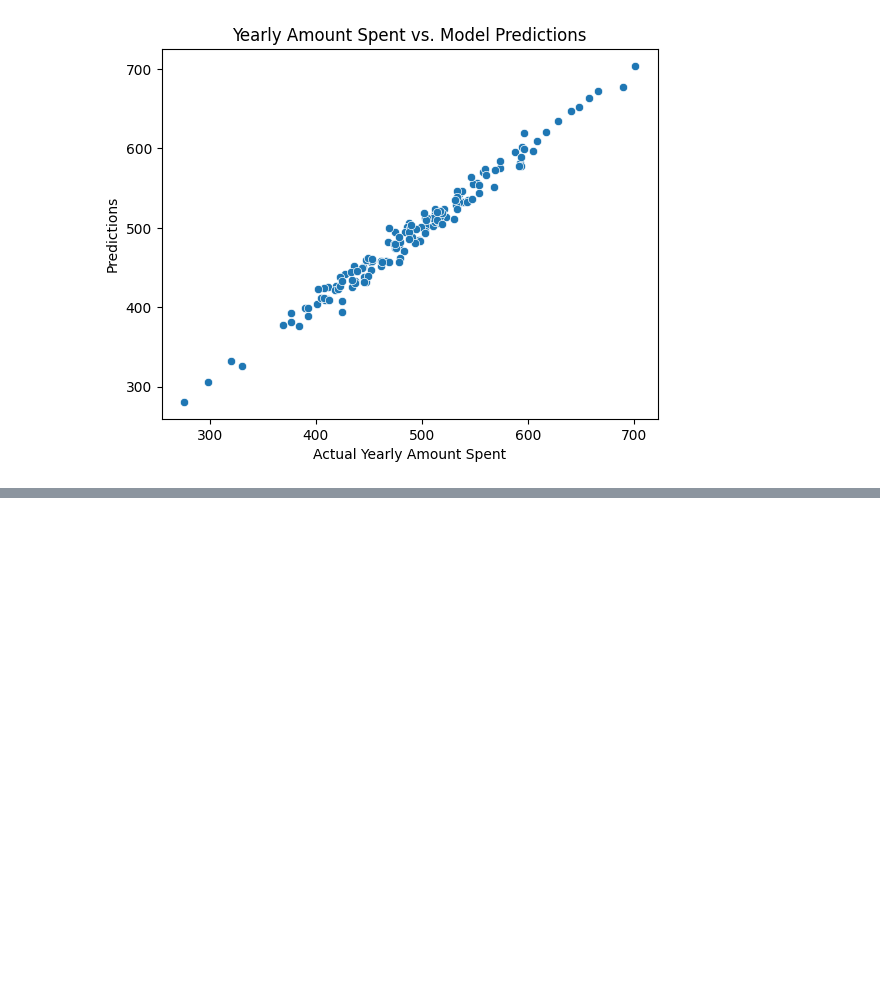
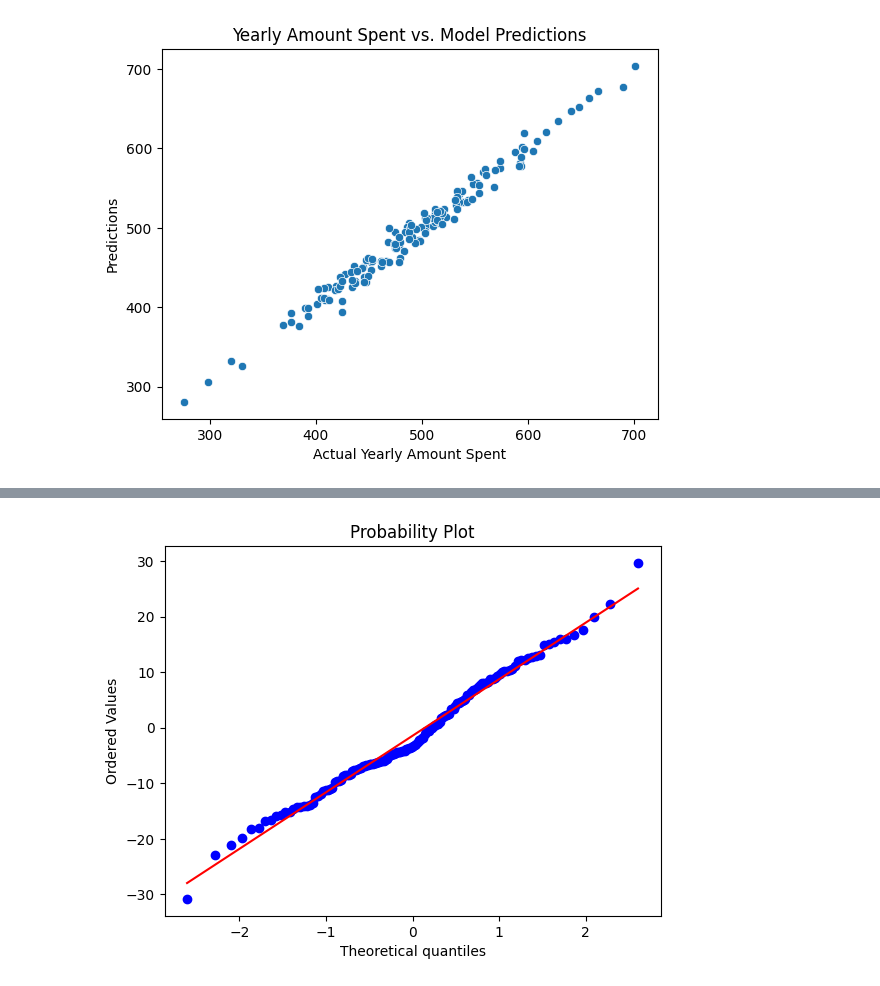
Before and after one commit to Kushal-Micky/machine_learning_yt_videos, a Jupyter notebook: linear_regresson/linear_regression.ipynb, the cells around one changed output, grey strips where cells are left out. Cells and saved outputs as stored; diff of their text form; code cells hidden in the pictures; blank space fills up the shorter version.

```diff
--- a/linear_regresson/linear_regression.ipynb
+++ b/linear_regresson/linear_regression.ipynb
@@ -177,0 +238,8 @@ Text(0.5, 1.0, 'Yearly Amount Spent vs. Model Predictions')
+# %%
+import pylab
+import scipy.stats as stats
+
+stats.probplot(residuals, dist="norm", plot=pylab)
+pylab.show()
+# %% [output]
+[figure, added]
```
Also changed, not shown: parts of 7 cells of this notebook.
